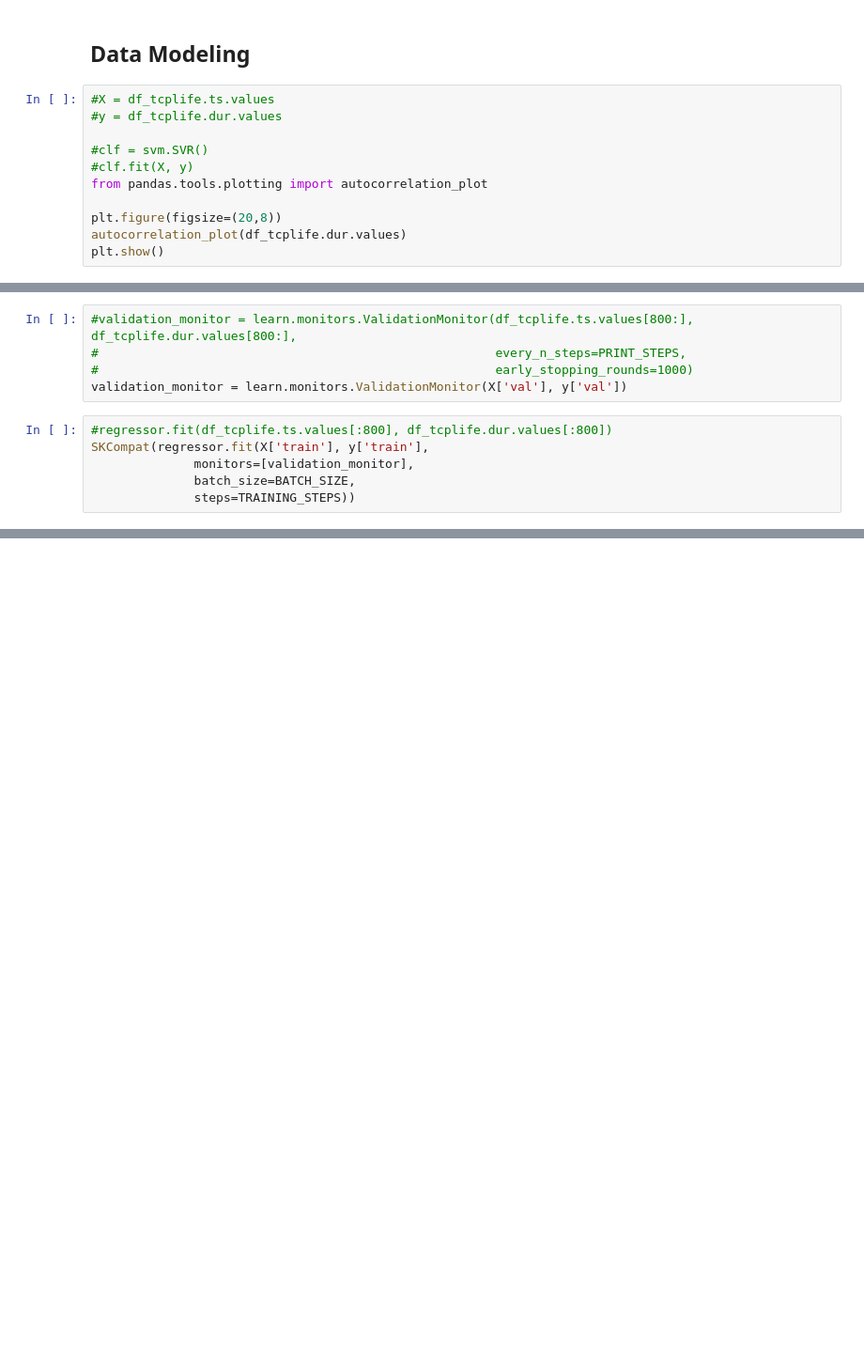
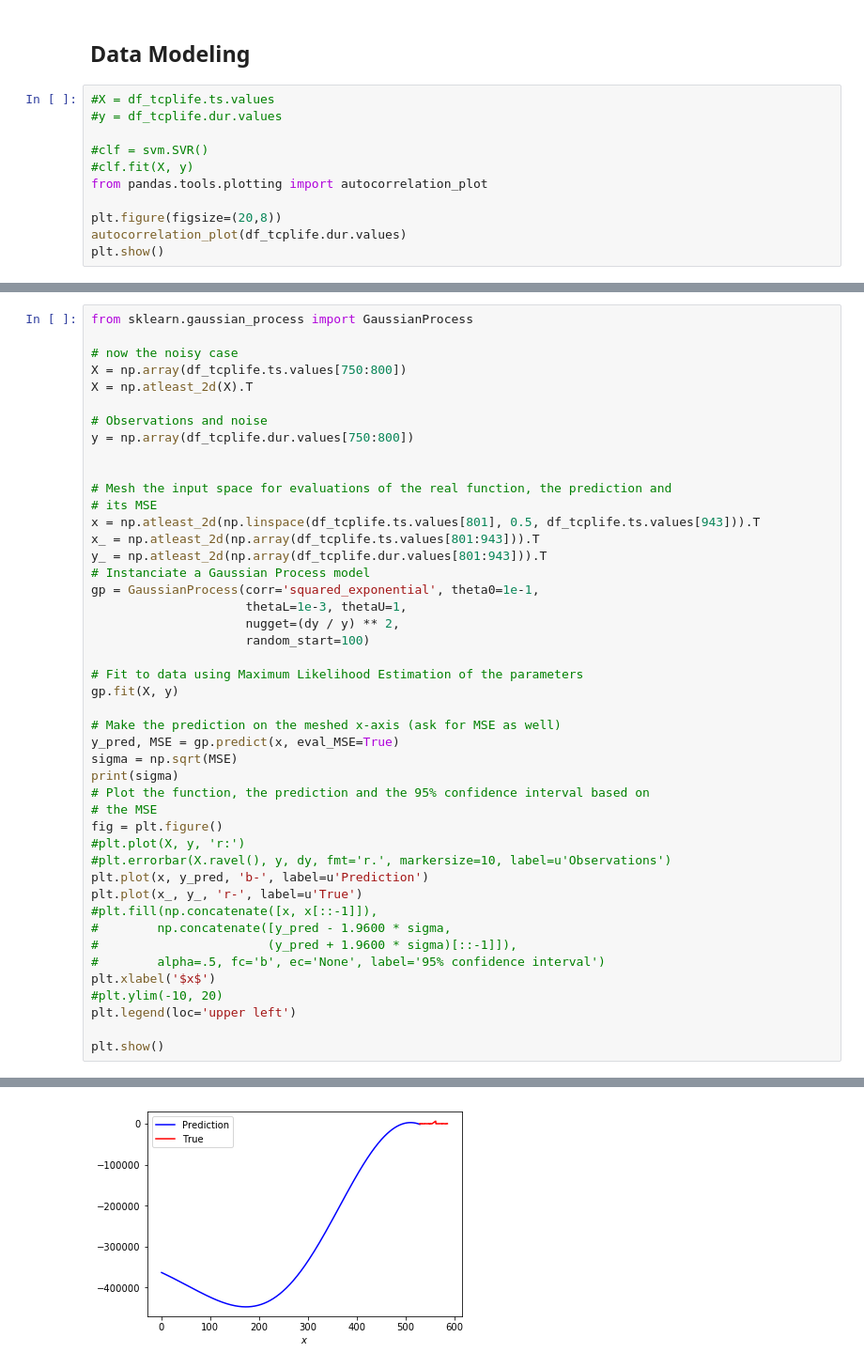
Before and after one commit to alivalehi/challenge1, a Jupyter notebook: preprocessing_v2.ipynb, the cells around one changed output, grey strips where cells are left out. Shown at 94% size. Saved outputs shown, nothing was run; the diff lists cells and outputs as text; blank space fills up the shorter version.

```diff
--- a/preprocessing_v2.ipynb
+++ b/preprocessing_v2.ipynb
@@ -162,11 +130,46 @@ y = {'train':df_tcplife.dur.values[:700],'val':df_tcplife.dur.values[700:]}
-# %%
-#validation_monitor = learn.monitors.ValidationMonitor(df_tcplife.ts.values[800:], df_tcplife.dur.values[800:],
-#                                                      every_n_steps=PRINT_STEPS,
-#                                                      early_stopping_rounds=1000)
-validation_monitor = learn.monitors.ValidationMonitor(X['val'], y['val'])
-# %%
-#regressor.fit(df_tcplife.ts.values[:800], df_tcplife.dur.values[:800])
-SKCompat(regressor.fit(X['train'], y['train'],
-              monitors=[validation_monitor],
-              batch_size=BATCH_SIZE,
-              steps=TRAINING_STEPS))
+# %%
+from sklearn.gaussian_process import GaussianProcess
+
+# now the noisy case
+X = np.array(df_tcplife.ts.values[750:800])
+X = np.atleast_2d(X).T
+
+# Observations and noise
+y = np.array(df_tcplife.dur.values[750:800])
+
+
+# Mesh the input space for evaluations of the real function, the prediction and
+# its MSE
+x = np.atleast_2d(np.linspace(df_tcplife.ts.values[801], 0.5, df_tcplife.ts.values[943])).T
+x_ = np.atleast_2d(np.array(df_tcplife.ts.values[801:943])).T
+y_ = np.atleast_2d(np.array(df_tcplife.dur.values[801:943])).T
+# Instanciate a Gaussian Process model
+gp = GaussianProcess(corr='squared_exponential', theta0=1e-1,
+                     thetaL=1e-3, thetaU=1,
+                     nugget=(dy / y) ** 2,
+                     random_start=100)
+
+# Fit to data using Maximum Likelihood Estimation of the parameters
+gp.fit(X, y)
+
+# Make the prediction on the meshed x-axis (ask for MSE as well)
+y_pred, MSE = gp.predict(x, eval_MSE=True)
+sigma = np.sqrt(MSE)
+print(sigma)
+# Plot the function, the prediction and the 95% confidence interval based on
+# the MSE
+fig = plt.figure()
+#plt.plot(X, y, 'r:')
+#plt.errorbar(X.ravel(), y, dy, fmt='r.', markersize=10, label=u'Observations')
+plt.plot(x, y_pred, 'b-', label=u'Prediction')
+plt.plot(x_, y_, 'r-', label=u'True')
+#plt.fill(np.concatenate([x, x[::-1]]),
+#        np.concatenate([y_pred - 1.9600 * sigma,
+#                       (y_pred + 1.9600 * sigma)[::-1]]),
+#        alpha=.5, fc='b', ec='None', label='95% confidence interval')
+plt.xlabel('$x$')
+#plt.ylim(-10, 20)
+plt.legend(loc='upper left')
+
+plt.show()
+# %% [output]
@@ -172,0 +193 @@ SKCompat(regressor.fit(X['train'], y['train'],
+[figure, added]
```
Also changed, not shown: parts of 8 cells of this notebook.
